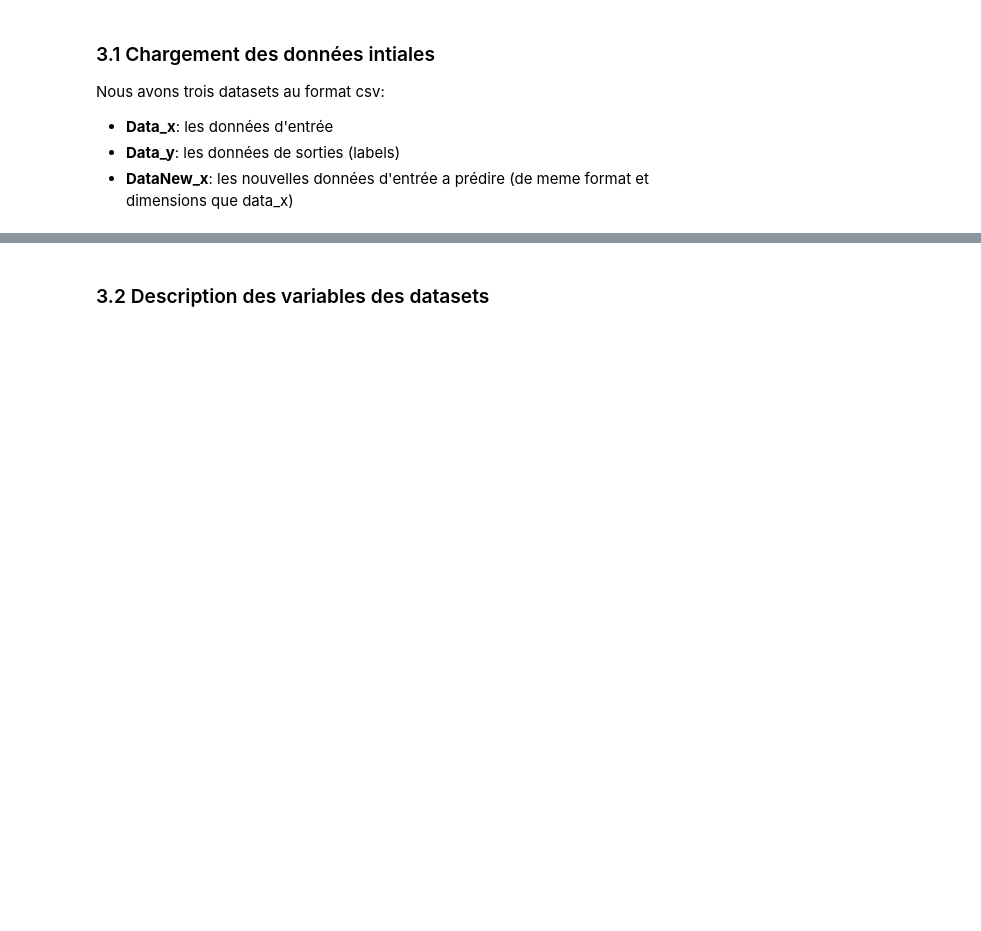
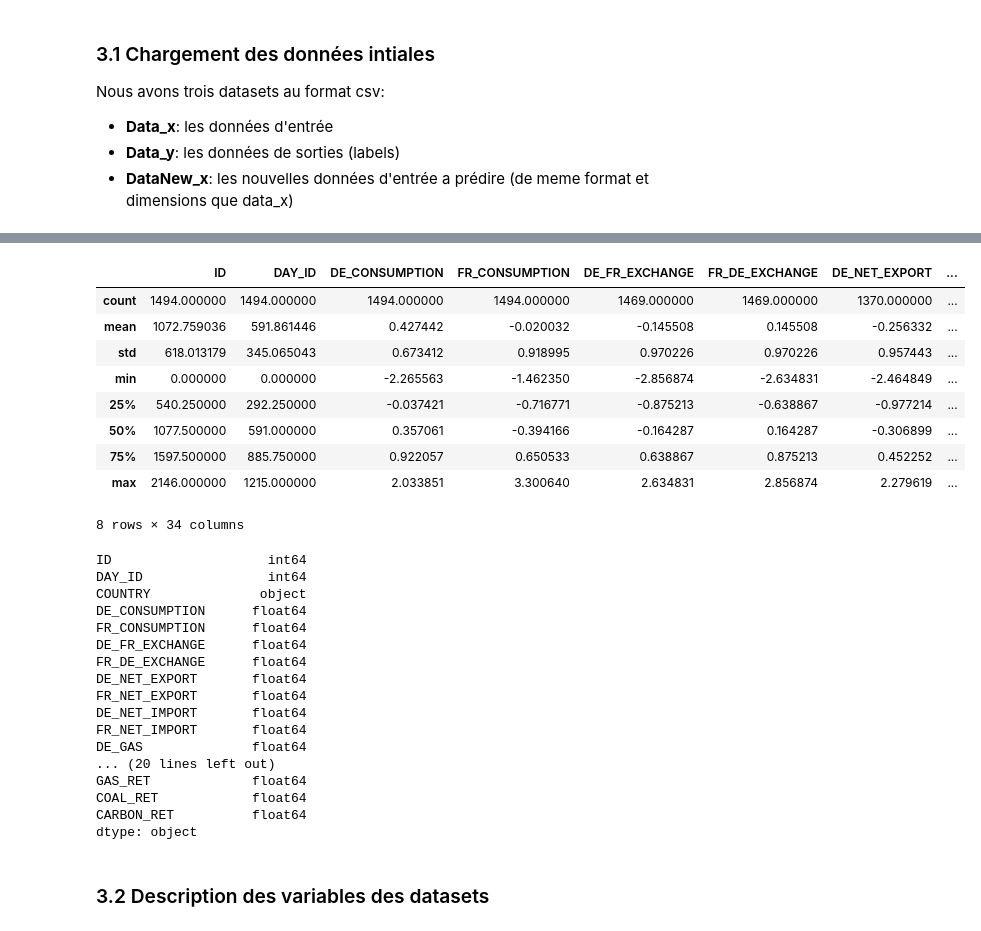
Before and after one commit to CorentinP1234/PROJETML, a Jupyter notebook: Untitled.ipynb, the cells around one changed output, grey strips where cells are left out. Drawn from its saved outputs; the diff is of its cells as text; code cells hidden in the pictures; blank space fills up the shorter version.

```diff
--- a/Untitled.ipynb
+++ b/Untitled.ipynb
@@ -103,3 +94,34 @@ dtype: object
+# %%
+display(data_x.describe())
+display(data_x.dtypes)
+# %% [output]
+|  | ID | DAY_ID | DE_CONSUMPTION | FR_CONSUMPTION | DE_FR_EXCHANGE | FR_DE_EXCHANGE | DE_NET_EXPORT | ... |
+| count | 1494.000000 | 1494.000000 | 1494.000000 | 1494.000000 | 1469.000000 | 1469.000000 | 1370.000000 | ... |
+| mean | 1072.759036 | 591.861446 | 0.427442 | -0.020032 | -0.145508 | 0.145508 | -0.256332 | ... |
+| std | 618.013179 | 345.065043 | 0.673412 | 0.918995 | 0.970226 | 0.970226 | 0.957443 | ... |
+| min | 0.000000 | 0.000000 | -2.265563 | -1.462350 | -2.856874 | -2.634831 | -2.464849 | ... |
+| 25% | 540.250000 | 292.250000 | -0.037421 | -0.716771 | -0.875213 | -0.638867 | -0.977214 | ... |
+| 50% | 1077.500000 | 591.000000 | 0.357061 | -0.394166 | -0.164287 | 0.164287 | -0.306899 | ... |
+| 75% | 1597.500000 | 885.750000 | 0.922057 | 0.650533 | 0.638867 | 0.875213 | 0.452252 | ... |
+| max | 2146.000000 | 1215.000000 | 2.033851 | 3.300640 | 2.634831 | 2.856874 | 2.279619 | ... |
+8 rows × 34 columns
+ID                    int64
+DAY_ID                int64
+COUNTRY              object
+DE_CONSUMPTION      float64
+FR_CONSUMPTION      float64
+DE_FR_EXCHANGE      float64
+FR_DE_EXCHANGE      float64
+DE_NET_EXPORT       float64
+FR_NET_EXPORT       float64
+DE_NET_IMPORT       float64
+FR_NET_IMPORT       float64
+DE_GAS              float64
+... (20 lines left out)
+GAS_RET             float64
+COAL_RET            float64
+CARBON_RET          float64
+dtype: object
 # %% [markdown]
 ### 3.2 Description des variables des datasets
 # %% [markdown]
```
Also changed, not shown: parts of 10 cells of this notebook.
